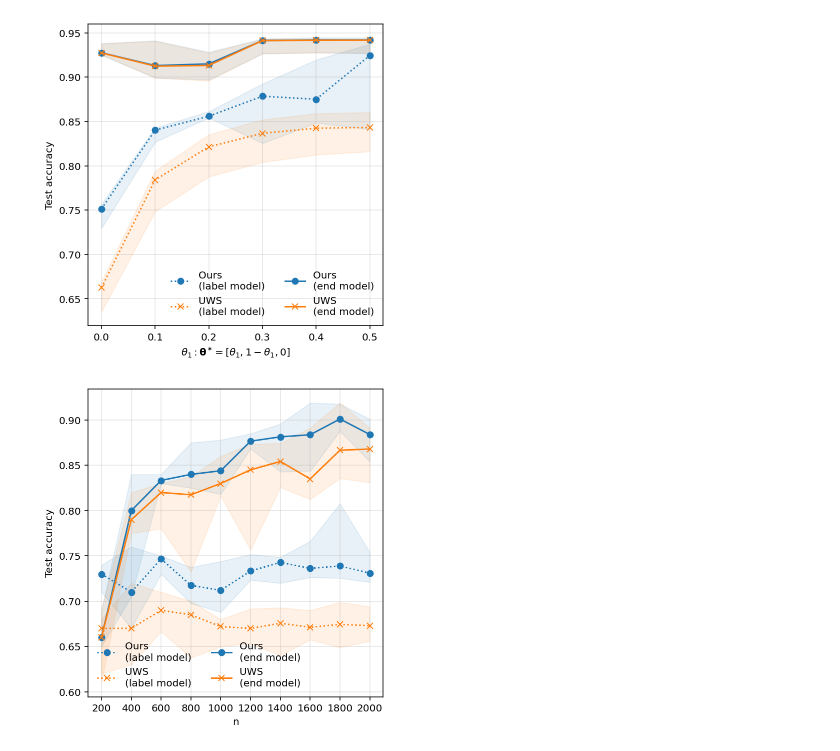
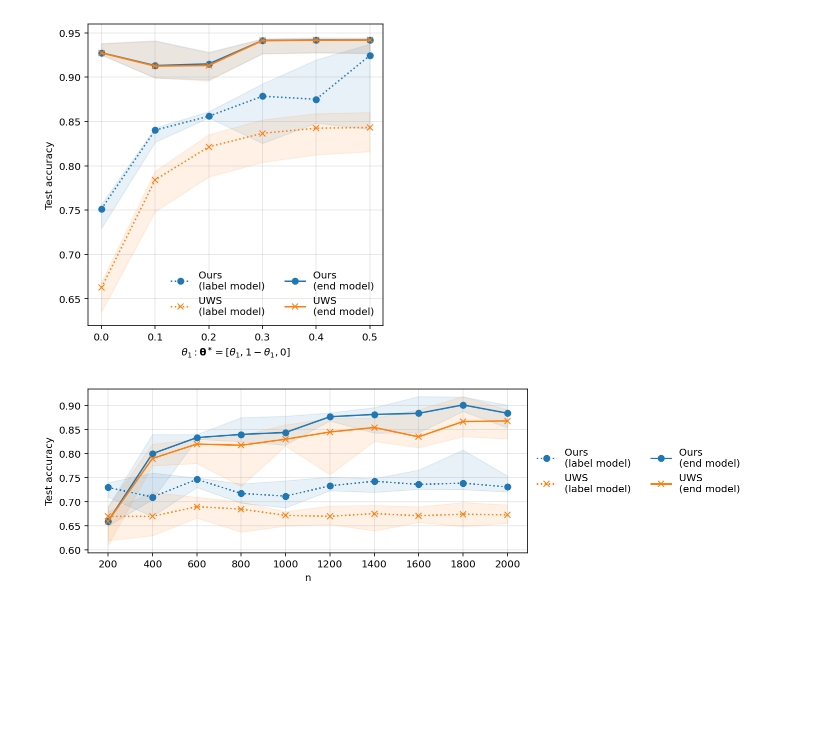
Before and after one commit to SprocketLab/WS-Structured-Prediction, a Jupyter notebook: notebooks/plots_ranking.ipynb, the cells around one changed output. Cells and saved outputs as stored; diff of their text form; code cells hidden in the pictures; blank space fills up the shorter version.

```diff
--- a/notebooks/plots_ranking.ipynb
+++ b/notebooks/plots_ranking.ipynb
@@ -357,7 +360,7 @@ em_accs_seeds = np.array(em_accs_seeds)[:, :, 0]
 em_accs_uws_seeds = np.array(em_accs_uws_seeds)[:, :, 0]
 # %%
 # Plotting
-plt.figure(figsize=(5, 5))
+plt.figure(figsize=(10, 3))
 
 ns = [int(n) for n in ns]
 
@@ -369,32 +372,33 @@ plt.plot(ns, mean0, label='Ours \n(label model)', marker='o', color='C0', linest
 plt.fill_between(ns, min0, max0, alpha=0.1, color='C0')
 
 mean1 = np.median(lm_accs_uws_seeds, axis=0)
 max1 = np.quantile(lm_accs_uws_seeds, 1.0 - q, axis=0)
 min1 = np.quantile(lm_accs_uws_seeds, q, axis=0)
 plt.plot(ns, mean1, label='UWS \n(label model)', marker='x', color='C1', linestyle=':')
 plt.fill_between(ns, min1, max1, alpha=0.1, color='C1')
 
 mean0 = np.median(em_accs_seeds, axis=0)
 max0 = np.quantile(em_accs_seeds, 1.0 - q, axis=0)
 min0 = np.quantile(em_accs_seeds, q, axis=0)
 plt.plot(ns, mean0, label='Ours \n(end model)', marker='o', color='C0')
 plt.fill_between(ns, min0, max0, alpha=0.1, color='C0')
 
 mean1 = np.median(em_accs_uws_seeds, axis=0)
 max1 = np.quantile(em_accs_uws_seeds, 1.0 - q, axis=0)
 min1 = np.quantile(em_accs_uws_seeds, q, axis=0)
 plt.plot(ns, mean1, label='UWS \n(end model)', marker='x', color='C1')
 plt.fill_between(ns, min1, max1, alpha=0.1, color='C1')
 
 plt.xticks(ns)
 #plt.xscale('log')
 plt.xlabel(r'n')
 #plt.yscale('log')
 plt.ylabel(r'Test accuracy')
-plt.legend(frameon=False, ncol=2)
+plt.legend(frameon=False, ncol=2, loc='center left', bbox_to_anchor=(1, 0.5))
 plt.grid(True, which="both", ls="-", alpha=0.3, color='0.65')
 plt.tight_layout()
 plt.savefig('endmodel_ranking.pdf')
+plt.savefig('endmodel_ranking.png')
 plt.show()
 # %% [output]
-[figure, old version]
+[figure, new version]
```
Also changed, not shown: parts of 3 cells of this notebook, 11 other files.
